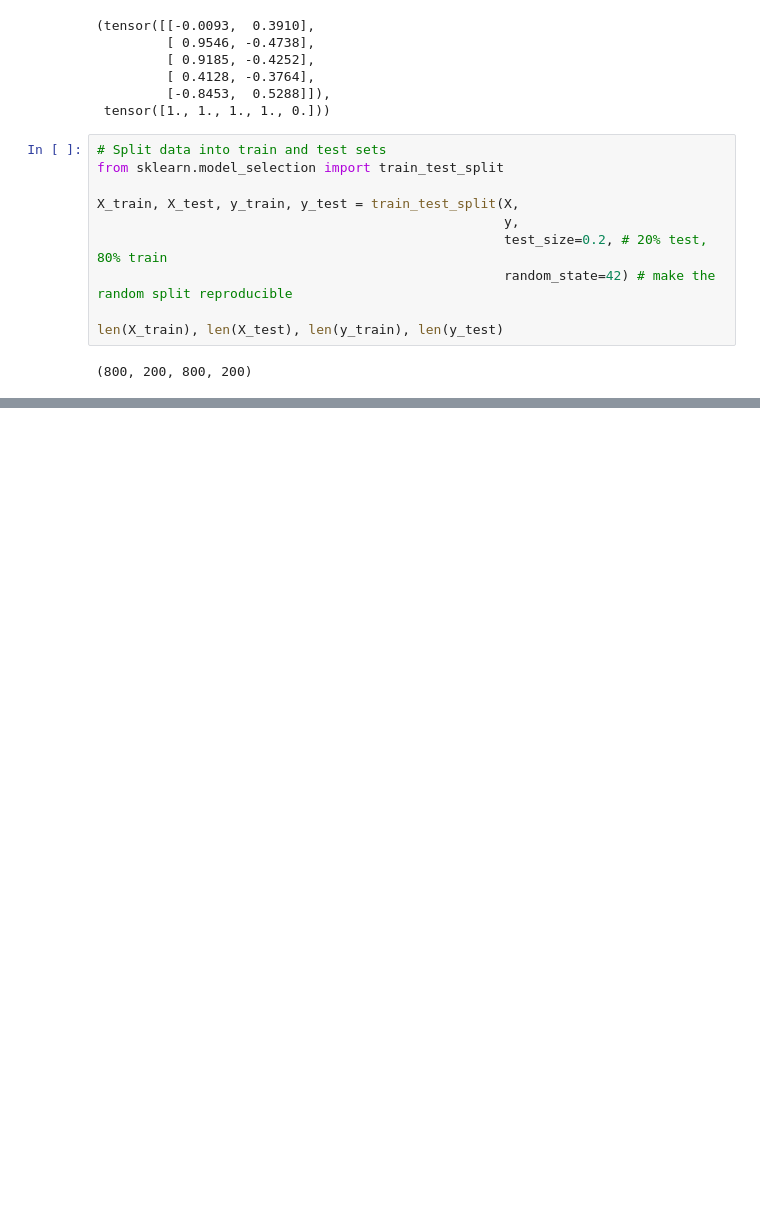
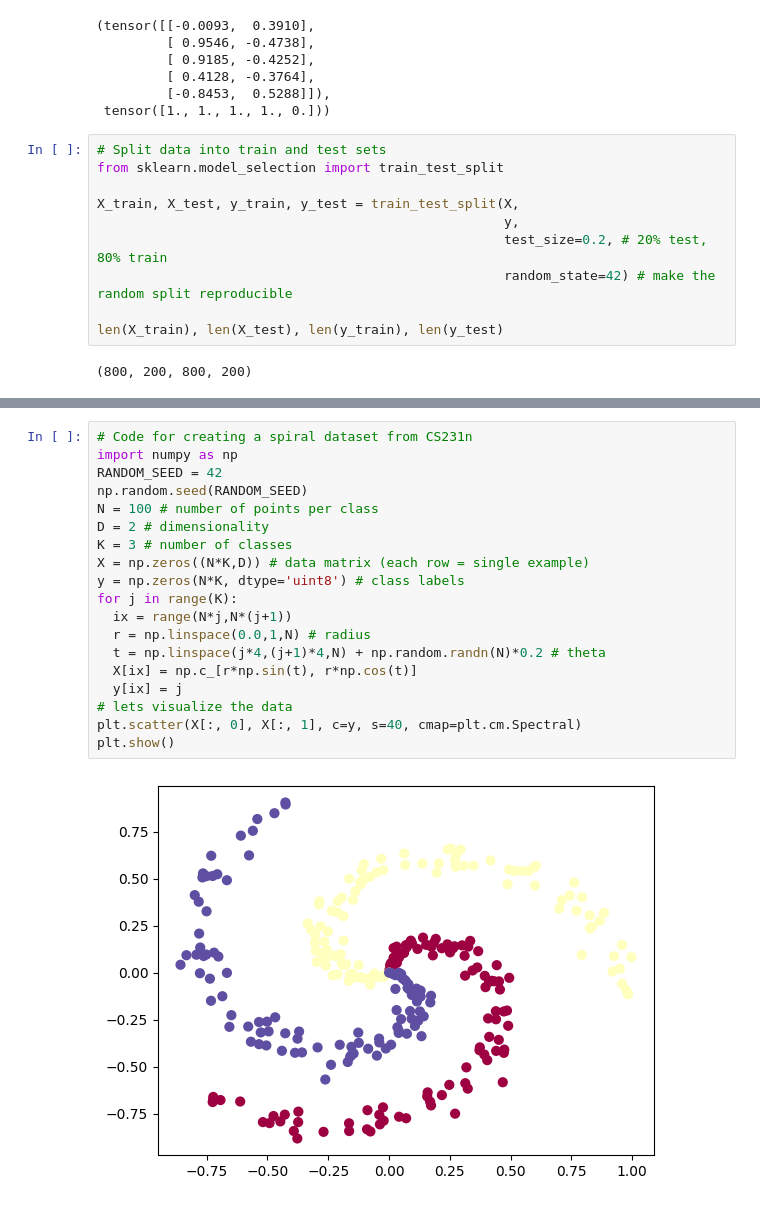
Before and after one commit to AbdulrahmanYusuf/ArewaDS-Deep-Learning, a Jupyter notebook: Part_1_Deep_Learning_with_Pytorch/Week_3_Ass.ipynb, the cells around one changed output, grey strips where cells are left out. Saved outputs shown, nothing was run; the diff lists cells and outputs as text; blank space fills up the shorter version.

```diff
--- a/Part_1_Deep_Learning_with_Pytorch/Week_3_Ass.ipynb
+++ b/Part_1_Deep_Learning_with_Pytorch/Week_3_Ass.ipynb
@@ -280,0 +361,21 @@ Epoch: 90 | Loss: 0.31588, Accuracy: 82.88% | Test loss: 0.33685, Test acc: 80.5
+# %%
+# Code for creating a spiral dataset from CS231n
+import numpy as np
+RANDOM_SEED = 42
+np.random.seed(RANDOM_SEED)
+N = 100 # number of points per class
+D = 2 # dimensionality
+K = 3 # number of classes
+X = np.zeros((N*K,D)) # data matrix (each row = single example)
+y = np.zeros(N*K, dtype='uint8') # class labels
+for j in range(K):
+  ix = range(N*j,N*(j+1))
+  r = np.linspace(0.0,1,N) # radius
+  t = np.linspace(j*4,(j+1)*4,N) + np.random.randn(N)*0.2 # theta
+  X[ix] = np.c_[r*np.sin(t), r*np.cos(t)]
+  y[ix] = j
+# lets visualize the data
+plt.scatter(X[:, 0], X[:, 1], c=y, s=40, cmap=plt.cm.Spectral)
+plt.show()
+# %% [output]
+[figure, added]
```
Also changed, not shown: parts of 33 cells of this notebook.
